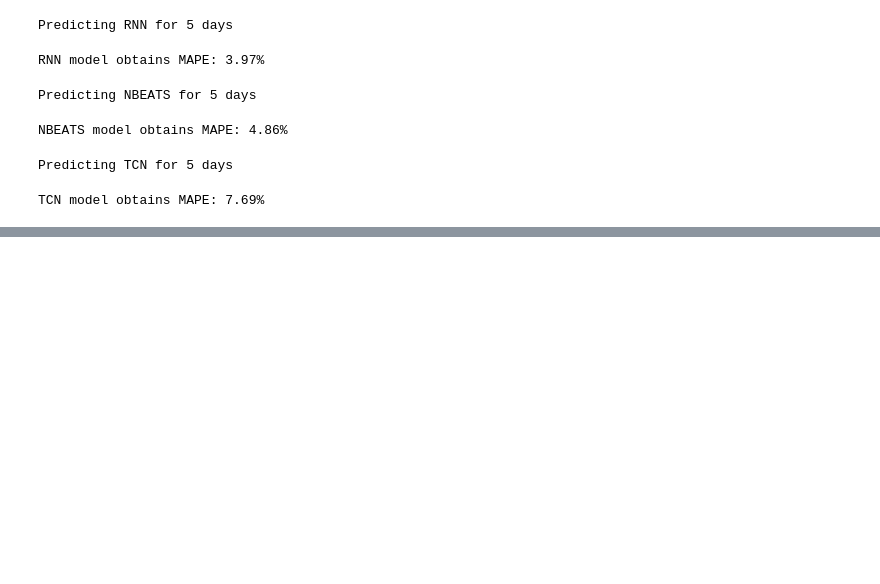
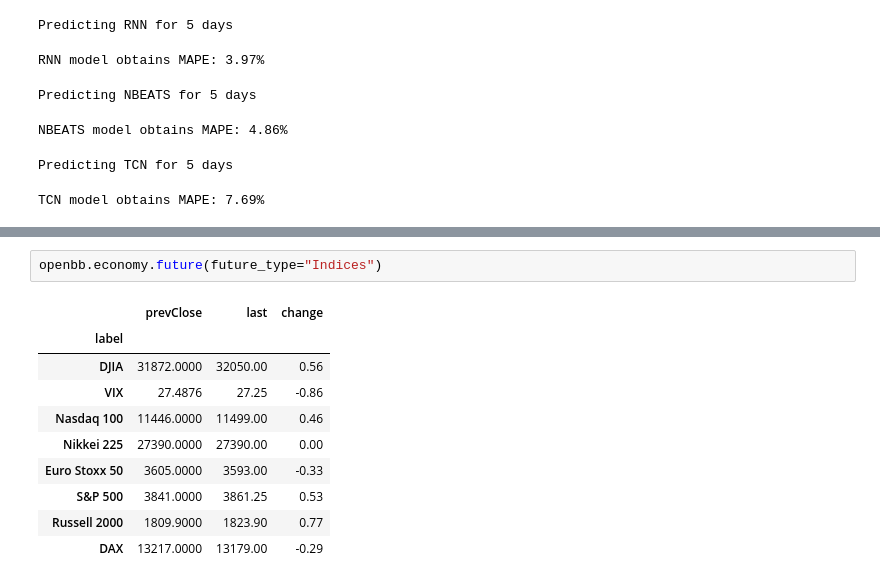
Before and after one commit to mauricioalvaradoo/openbb_terminal, a Jupyter notebook: openbb_inspection.ipynb, the cells around one changed output, grey strips where cells are left out. Saved outputs shown, nothing was run; the diff lists cells and outputs as text; blank space fills up the shorter version.

```diff
--- a/openbb_inspection.ipynb
+++ b/openbb_inspection.ipynb
@@ -214,0 +371,13 @@ TCN model obtains MAPE: 7.69%
+# %%
+openbb.economy.future(future_type="Indices")
+# %% [output]
+|  | prevClose | last | change |
+| label |  |  |  |
+| DJIA | 31872.0000 | 32050.00 | 0.56 |
+| VIX | 27.4876 | 27.25 | -0.86 |
+| Nasdaq 100 | 11446.0000 | 11499.00 | 0.46 |
+| Nikkei 225 | 27390.0000 | 27390.00 | 0.00 |
+| Euro Stoxx 50 | 3605.0000 | 3593.00 | -0.33 |
+| S&P 500 | 3841.0000 | 3861.25 | 0.53 |
+| Russell 2000 | 1809.9000 | 1823.90 | 0.77 |
+| DAX | 13217.0000 | 13179.00 | -0.29 |
```
Also changed, not shown: parts of 24 cells of this notebook.
